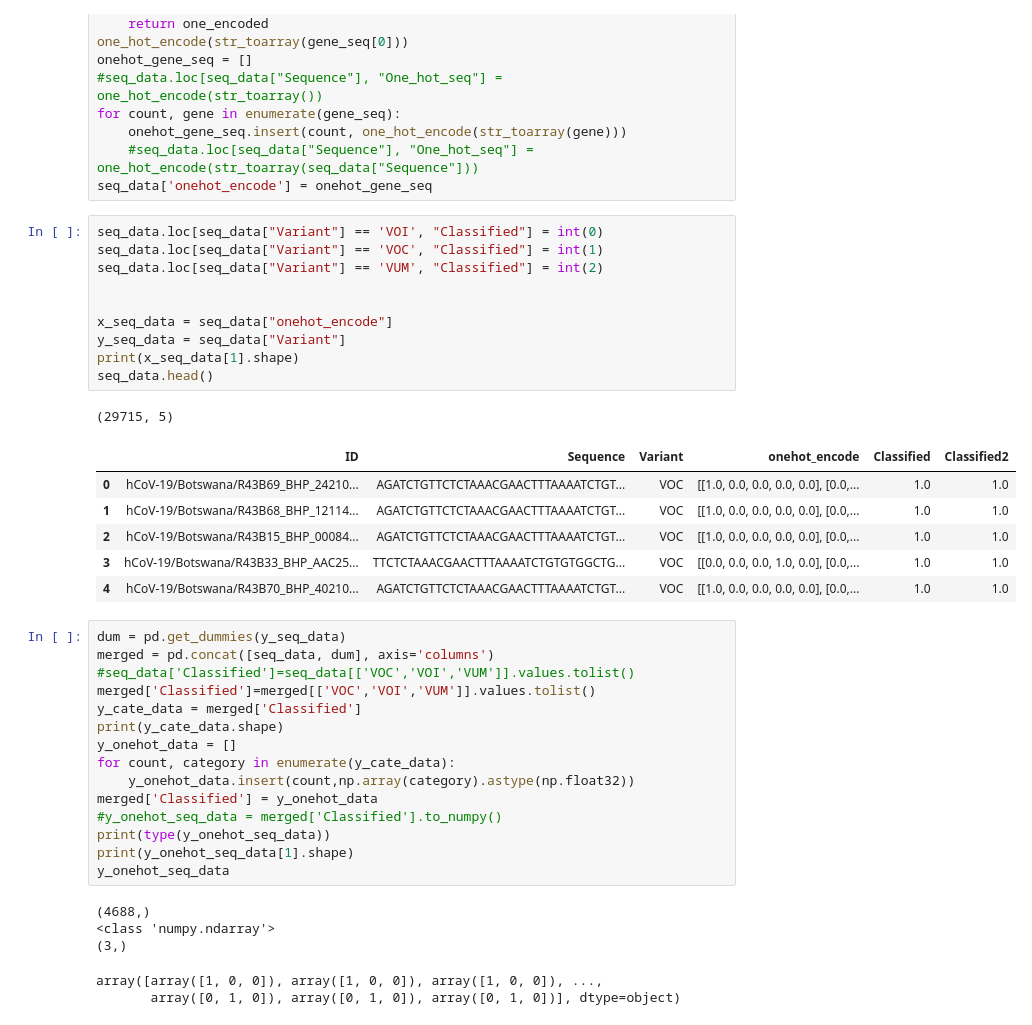
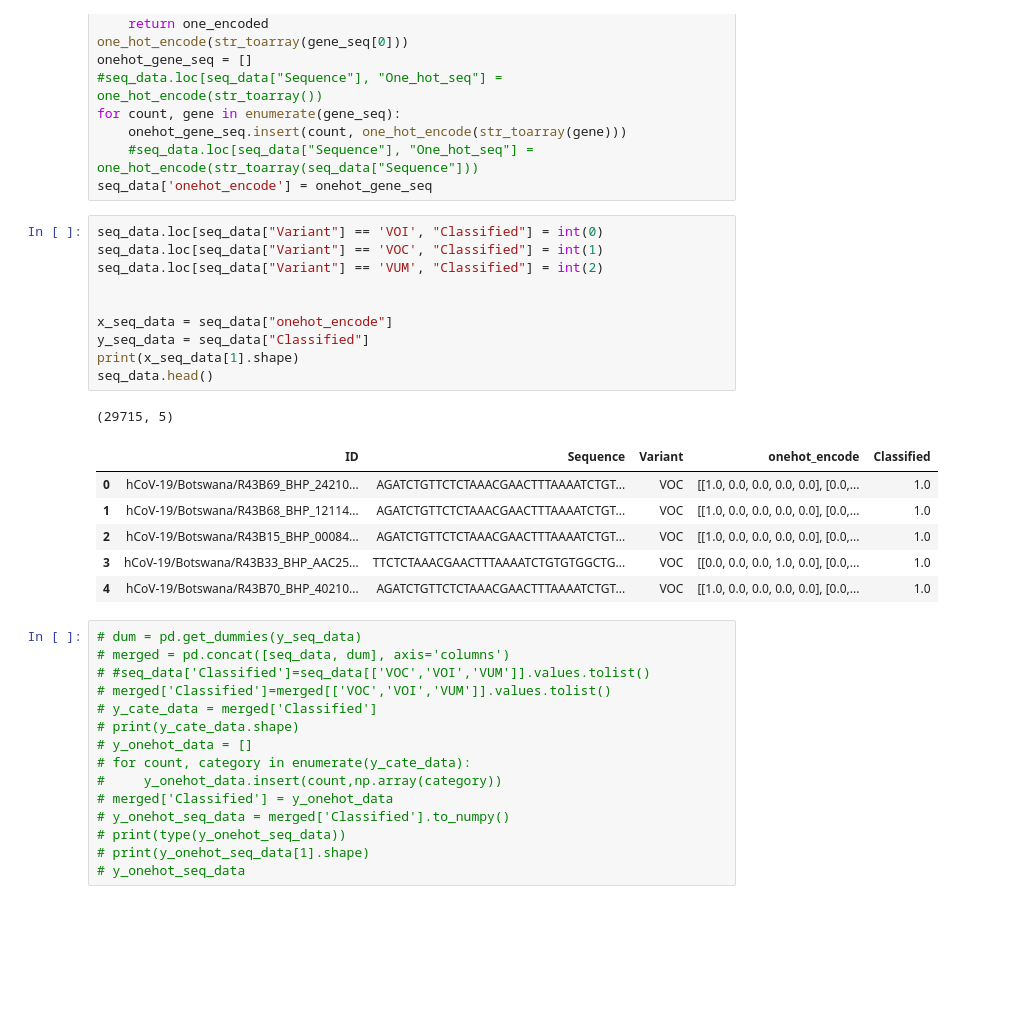
Before and after one commit to johnyx98/CS271, a Jupyter notebook: Project.ipynb, the cells around one changed output. Drawn from its saved outputs; the diff is of its cells as text; blank space fills up the shorter version.

```diff
--- a/Project.ipynb
+++ b/Project.ipynb
@@ -161,42 +161,36 @@ seq_data['onehot_encode'] = onehot_gene_seq
 # %%
 seq_data.loc[seq_data["Variant"] == 'VOI', "Classified"] = int(0)
 seq_data.loc[seq_data["Variant"] == 'VOC', "Classified"] = int(1)
 seq_data.loc[seq_data["Variant"] == 'VUM', "Classified"] = int(2)
 
 
 x_seq_data = seq_data["onehot_encode"]
-y_seq_data = seq_data["Variant"]
+y_seq_data = seq_data["Classified"]
 print(x_seq_data[1].shape)
 seq_data.head()
 # %% [output]
 (29715, 5)
-|  | ID | Sequence | Variant | onehot_encode | Classified | Classified2 |
-| 0 | hCoV-19/Botswana/R43B69_BHP_24210... | AGATCTGTTCTCTAAACGAACTTTAAAATCTGT... | VOC | [[1.0, 0.0, 0.0, 0.0, 0.0], [0.0,... | 1.0 | 1.0 |
-| 1 | hCoV-19/Botswana/R43B68_BHP_12114... | AGATCTGTTCTCTAAACGAACTTTAAAATCTGT... | VOC | [[1.0, 0.0, 0.0, 0.0, 0.0], [0.0,... | 1.0 | 1.0 |
-| 2 | hCoV-19/Botswana/R43B15_BHP_00084... | AGATCTGTTCTCTAAACGAACTTTAAAATCTGT... | VOC | [[1.0, 0.0, 0.0, 0.0, 0.0], [0.0,... | 1.0 | 1.0 |
-| 3 | hCoV-19/Botswana/R43B33_BHP_AAC25... | TTCTCTAAACGAACTTTAAAATCTGTGTGGCTG... | VOC | [[0.0, 0.0, 0.0, 1.0, 0.0], [0.0,... | 1.0 | 1.0 |
-| 4 | hCoV-19/Botswana/R43B70_BHP_40210... | AGATCTGTTCTCTAAACGAACTTTAAAATCTGT... | VOC | [[1.0, 0.0, 0.0, 0.0, 0.0], [0.0,... | 1.0 | 1.0 |
+|  | ID | Sequence | Variant | onehot_encode | Classified |
+| 0 | hCoV-19/Botswana/R43B69_BHP_24210... | AGATCTGTTCTCTAAACGAACTTTAAAATCTGT... | VOC | [[1.0, 0.0, 0.0, 0.0, 0.0], [0.0,... | 1.0 |
+| 1 | hCoV-19/Botswana/R43B68_BHP_12114... | AGATCTGTTCTCTAAACGAACTTTAAAATCTGT... | VOC | [[1.0, 0.0, 0.0, 0.0, 0.0], [0.0,... | 1.0 |
+| 2 | hCoV-19/Botswana/R43B15_BHP_00084... | AGATCTGTTCTCTAAACGAACTTTAAAATCTGT... | VOC | [[1.0, 0.0, 0.0, 0.0, 0.0], [0.0,... | 1.0 |
+| 3 | hCoV-19/Botswana/R43B33_BHP_AAC25... | TTCTCTAAACGAACTTTAAAATCTGTGTGGCTG... | VOC | [[0.0, 0.0, 0.0, 1.0, 0.0], [0.0,... | 1.0 |
+| 4 | hCoV-19/Botswana/R43B70_BHP_40210... | AGATCTGTTCTCTAAACGAACTTTAAAATCTGT... | VOC | [[1.0, 0.0, 0.0, 0.0, 0.0], [0.0,... | 1.0 |
 # %%
-dum = pd.get_dummies(y_seq_data)
-merged = pd.concat([seq_data, dum], axis='columns')
-#seq_data['Classified']=seq_data[['VOC','VOI','VUM']].values.tolist()
-merged['Classified']=merged[['VOC','VOI','VUM']].values.tolist()
-y_cate_data = merged['Classified']
-print(y_cate_data.shape)
-y_onehot_data = []
-for count, category in enumerate(y_cate_data):
-    y_onehot_data.insert(count,np.array(category).astype(np.float32))
-merged['Classified'] = y_onehot_data
-#y_onehot_seq_data = merged['Classified'].to_numpy()
-print(type(y_onehot_seq_data))
-print(y_onehot_seq_data[1].shape)
-y_onehot_seq_data
+# dum = pd.get_dummies(y_seq_data)
+# merged = pd.concat([seq_data, dum], axis='columns')
+# #seq_data['Classified']=seq_data[['VOC','VOI','VUM']].values.tolist()
+# merged['Classified']=merged[['VOC','VOI','VUM']].values.tolist()
+# y_cate_data = merged['Classified']
+# print(y_cate_data.shape)
+# y_onehot_data = []
+# for count, category in enumerate(y_cate_data):
+#     y_onehot_data.insert(count,np.array(category))
+# merged['Classified'] = y_onehot_data
+# y_onehot_seq_data = merged['Classified'].to_numpy()
+# print(type(y_onehot_seq_data))
+# print(y_onehot_seq_data[1].shape)
+# y_onehot_seq_data
-# %% [output]
-(4688,)
-<class 'numpy.ndarray'>
-(3,)
-array([array([1, 0, 0]), array([1, 0, 0]), array([1, 0, 0]), ...,
-       array([0, 1, 0]), array([0, 1, 0]), array([0, 1, 0])], dtype=object)
 # %%
 padd_x_seq = pad_sequences(x_seq_data, padding = "post")
 print((padd_x_seq.shape))
```
Also changed, not shown: parts of 20 cells of this notebook.
